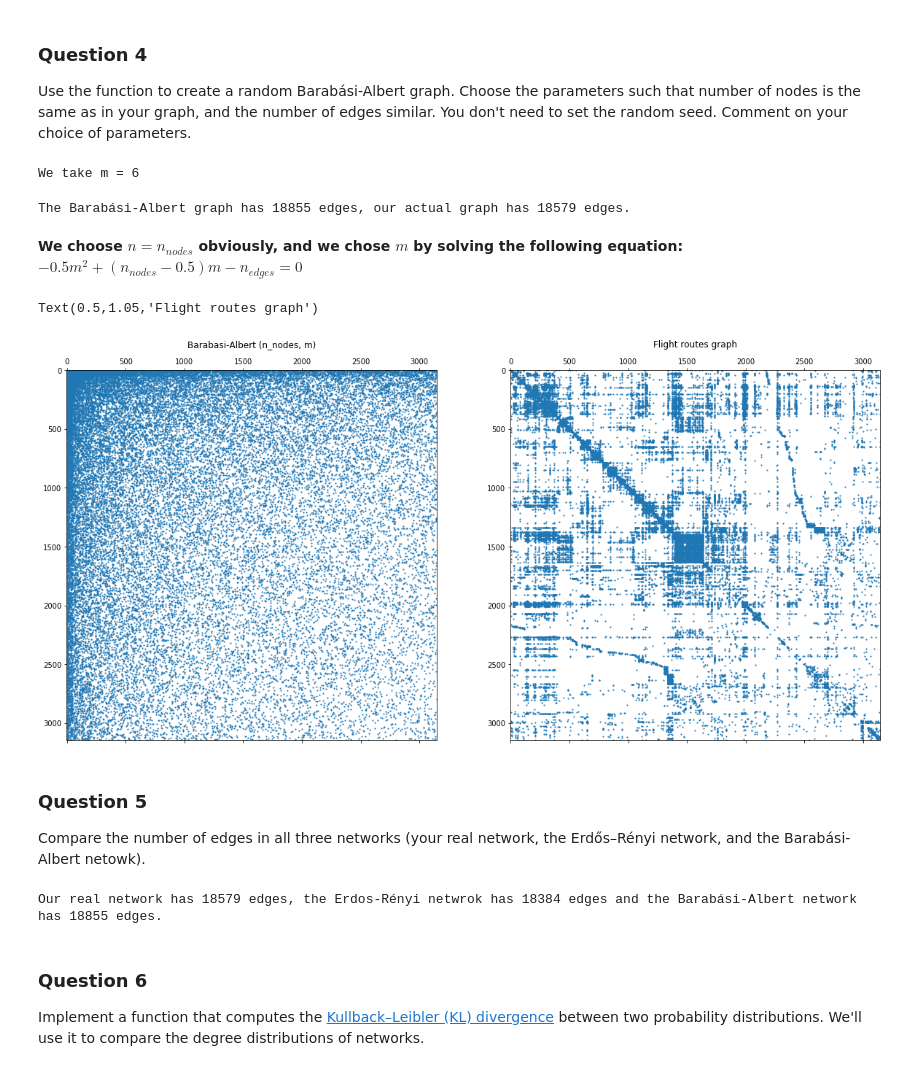
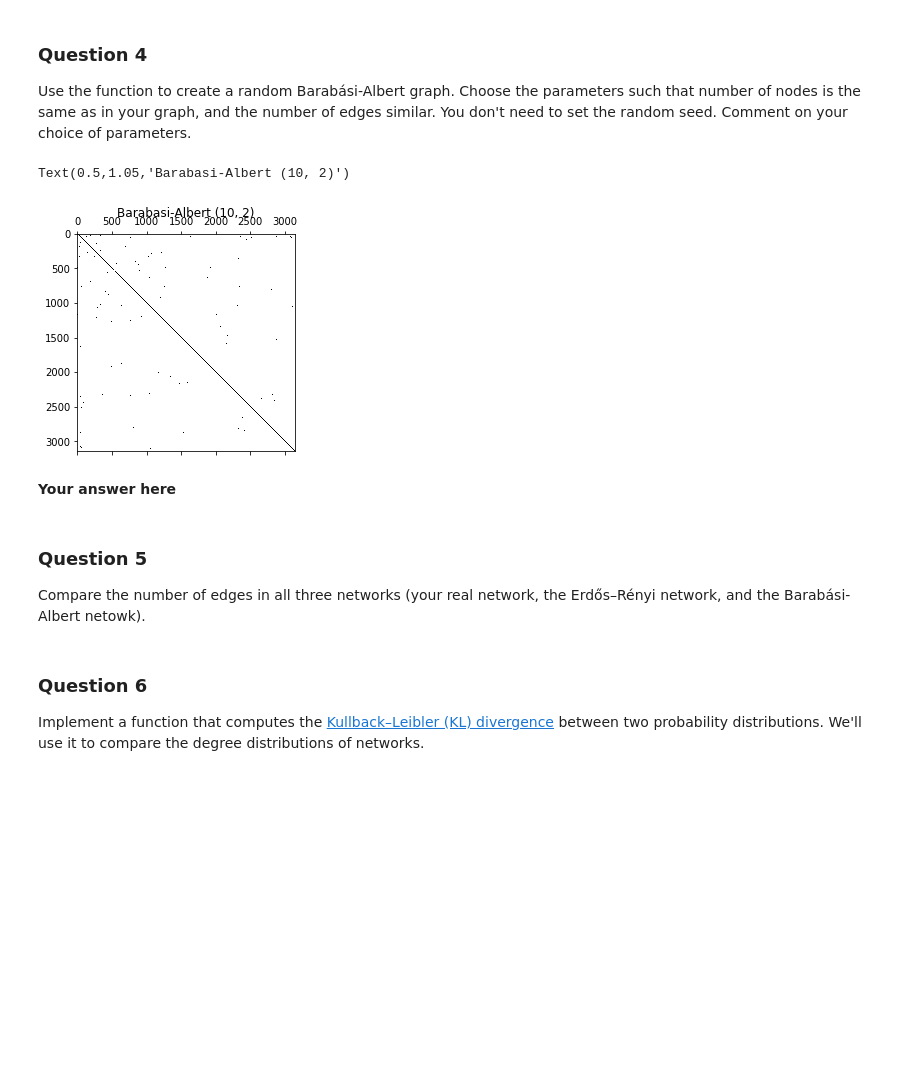
Before and after one commit to weberjoe/NTDS-MS-1-Route2-911, a Jupyter notebook: MS_2/2_network_models.ipynb, the cells around one changed output. Drawn from its saved outputs; the diff is of its cells as text; code cells hidden in the pictures; blank space fills up the shorter version.

```diff
--- a/MS_2/2_network_models.ipynb
+++ b/MS_2/2_network_models.ipynb
@@ -170,11 +209,3 @@ Text(0.5,1.05,'Barabasi-Albert (10, 2)')
 ### Question 4
 
 Use the function to create a random Barabási-Albert graph. Choose the parameters such that number of nodes is the same as in your graph, and the number of edges similar. You don't need to set the random seed. Comment on your choice of parameters.
-# %%
-# need to solve for m: n_edges = m * (m - 1) / 2 + (n_nodes - m) * m
-# m^2 * (-1/2) + m * (-1/2 + n_nodes) - n_edges == 0
-roots = np.roots([-1/2, -1/2 + n_nodes, -n_edges])
-m = roots[roots < n_nodes][0].round().astype(int)
-print("We take m =", m)
-# %% [output]
-We take m = 6
@@ -184,25 +212,14 @@ ba_n_edges = np.count_nonzero(np.tril(ba))
-# %%
-print("The Barabási-Albert graph has", ba_n_edges, "edges, our actual graph has", n_edges, "edges.")
-# %% [output]
-The Barabási-Albert graph has 18855 edges, our actual graph has 18579 edges.
-# %% [markdown]
-**We choose $n = n_{nodes}$ obviously, and we chose $m$ by solving the following equation: $-0.5  m^2 + (n_{nodes} -0.5)  m - n_{edges} = 0$**
-# %%
-plt.figure(figsize=(20, 20))
-plt.subplot(121)
-plt.spy(ba, markersize=1)
-plt.title('Barabasi-Albert (n_nodes, m)')
-plt.subplot(122)
-plt.spy(adjacency, markersize=1)
-plt.title('Flight routes graph')
-# %% [output]
-Text(0.5,1.05,'Flight routes graph')
-[figure, removed]
+# %%
+# takes ~1 min
+ba = barabasi_albert(n_nodes, 2, 8708)
+plt.spy(ba)
+plt.title('Barabasi-Albert (10, 2)')
+# %% [output]
+Text(0.5,1.05,'Barabasi-Albert (10, 2)')
+[figure, added]
+# %% [markdown]
+**Your answer here**
 # %% [markdown]
 ### Question 5
 
 Compare the number of edges in all three networks (your real network, the Erdős–Rényi network, and the Barabási-Albert netowk).
-# %%
-print("Our real network has", n_edges, "edges, the Erdos-Rényi netwrok has", er_n_edges, "edges and the Barabási-Albert network has", ba_n_edges, "edges.")
-# %% [output]
-Our real network has 18579 edges, the Erdos-Rényi netwrok has 18384 edges and the Barabási-Albert network has 18855 edges.
```
Also changed, not shown: parts of 32 cells of this notebook.
